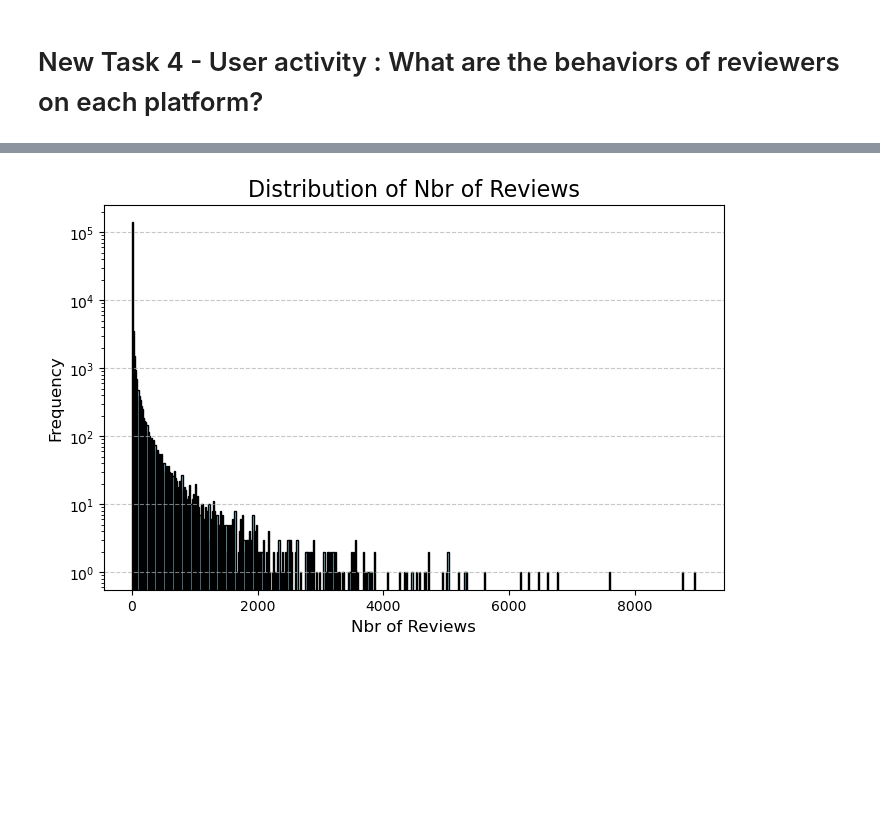
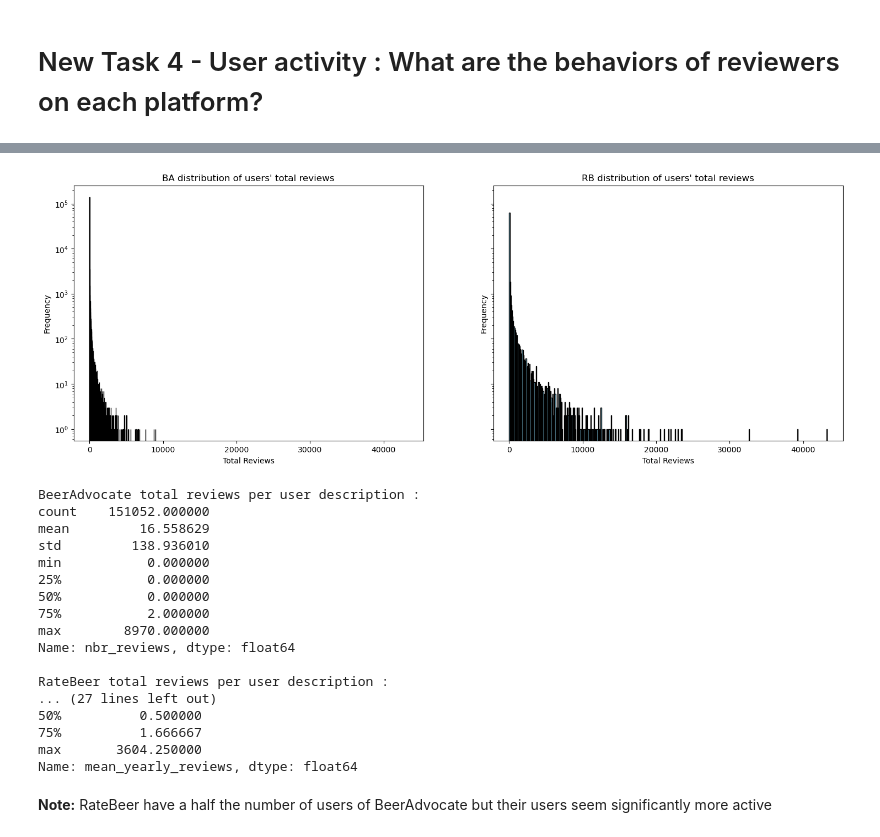
Before and after one commit to epfl-ada/ada-2024-project-bada55, a Jupyter notebook: results.ipynb, the cells around one changed output, grey strips where cells are left out. Drawn from its saved outputs; the diff is of its cells as text; code cells hidden in the pictures; blank space fills up the shorter version.

```diff
--- a/results.ipynb
+++ b/results.ipynb
@@ -622,8 +611,10 @@ display(pd.merge(rb_users, rb_reviews_per_user, on="user_id"))
 # %%
 ba_reviews_per_user = ba_reviews.groupby("user_id").size().reset_index(name="nbr_reviews")
-#df_plot = df_plot[df_plot["nbr_reviews"] >= 10]
-#df_plot["mean"] = df_plot["nbr_reviews"] / df_plot["nbr_reviews"].sum()
+rb_reviews_per_user = rb_reviews.groupby("user_id").size().reset_index(name="nbr_reviews")
+ba_reviews_per_user['user_id'] = ba_reviews_per_user['user_id'].astype(str)
+rb_reviews_per_user['user_id'] = rb_reviews_per_user['user_id'].astype(str)
 display(ba_reviews_per_user)
+display(rb_reviews_per_user)
 # %% [output]
 |  | user_id | nbr_reviews |
 | 0 | --dom--.709199 | 16 |
@@ -702,9 +728,11 @@ See the caveats in the documentation: https://pandas.pydata.org/pandas-docs/stab
 # %%
-plt.figure(figsize=(8, 5))
-plt.hist(ba_users_joined['mean_reviews_per_year'].dropna(), log=True, bins=500, color='skyblue', edgecolor='black')
-plt.title('Distribution of Mean Reviews Per Year', fontsize=16)
-plt.xlabel('Mean Reviews Per Year', fontsize=12)
-plt.ylabel('Frequency', fontsize=12)
-plt.grid(axis='y', linestyle='--', alpha=0.7)
+fig, axs = plt.subplots(1,2, sharex=True, sharey=True)
+axs[0].hist(ba_users_joined['mean_yearly_reviews'].dropna(), log=True, bins=500, color='skyblue', edgecolor='black')
+axs[1].hist(rb_users_joined['mean_yearly_reviews'].dropna(), log=True, bins=500, color='skyblue', edgecolor='black')
+
+axs[0].set_title("BA distribution of users' mean reviews per year")
+axs[1].set_title("RB distribution of users' mean reviews per year")
+for ax in axs:
+    ax.set(xlabel='Mean Reviews Per Year', ylabel='Frequency')
 plt.show()
 # %% [output]
@@ -712,10 +740,38 @@ plt.show()
 # %%
-plt.figure(figsize=(8, 5))
-plt.hist(ba_users_joined['nbr_reviews'].dropna(), log=True, bins=500, color='skyblue', edgecolor='black')
-plt.title('Distribution of Nbr of Reviews', fontsize=16)
-plt.xlabel('Nbr of Reviews', fontsize=12)
-plt.ylabel('Frequency', fontsize=12)
-plt.grid(axis='y', linestyle='--', alpha=0.7)
+fig, axs = plt.subplots(1,2, sharex=True, sharey=True)
+axs[0].hist(ba_users_joined['nbr_reviews'].dropna(), log=True, bins=500, color='skyblue', edgecolor='black')
+axs[1].hist(rb_users_joined['nbr_reviews'].dropna(), log=True, bins=500, color='skyblue', edgecolor='black')
+
+axs[0].set_title("BA distribution of users' total reviews")
+axs[1].set_title("RB distribution of users' total reviews")
+for ax in axs:
+    ax.set(xlabel='Total Reviews', ylabel='Frequency')
 plt.show()
 # %% [output]
-[figure, old version]
+[figure, new version]
+# %%
+print(f"BeerAdvocate total reviews per user description : \n{ba_users_joined['nbr_reviews'].describe()}\n")
+print(f"RateBeer total reviews per user description : \n{rb_users_joined['nbr_reviews'].describe()}\n")
+
+print(f"BeerAdvocate yearly reviews per user description : \n{ba_users_joined['mean_yearly_reviews'].describe()}\n")
+print(f"RateBeer yearly reviews per user description : \n{rb_users_joined['mean_yearly_reviews'].describe()}\n")
+# %% [output]
+BeerAdvocate total reviews per user description :
+count    151052.000000
+mean         16.558629
+std         138.936010
+min           0.000000
+25%           0.000000
+50%           0.000000
+75%           2.000000
+max        8970.000000
+Name: nbr_reviews, dtype: float64
+
+RateBeer total reviews per user description :
+... (27 lines left out)
+50%          0.500000
+75%          1.666667
+max       3604.250000
+Name: mean_yearly_reviews, dtype: float64
+# %% [markdown]
+**Note:** RateBeer have a half the number of users of BeerAdvocate but their users seem significantly more active
```
Also changed, not shown: parts of 23 cells of this notebook.
